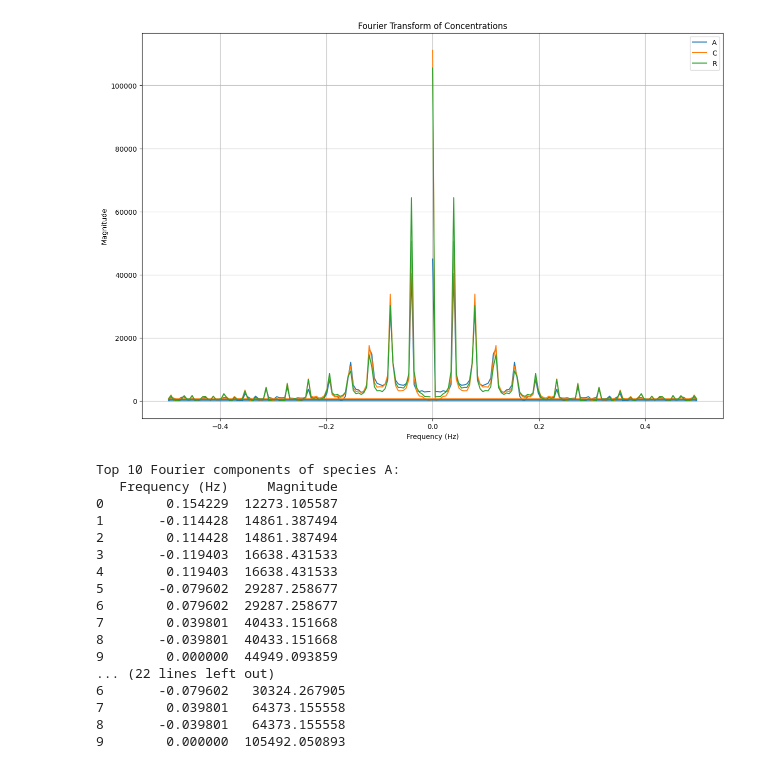
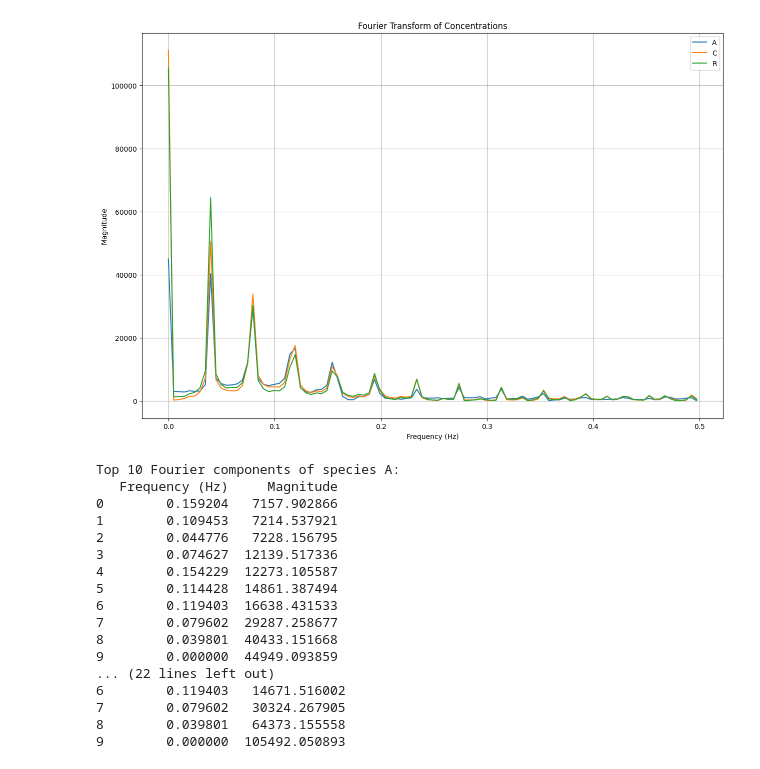
Before and after one commit to YM-25/final_year_project_Temp, a Jupyter notebook: vilar2002_Fourier.ipynb, the cells around one changed output. Drawn from its saved outputs; the diff is of its cells as text; code cells hidden in the pictures.

```diff
--- a/vilar2002_Fourier.ipynb
+++ b/vilar2002_Fourier.ipynb
@@ -118,52 +141,57 @@ plt.figure(figsize=(15, 10))  # Create the figure outside the loop
 for species in species_of_interest:
     # Compute the FFT
     fft_data = fft(ode_results[0][species])
 
     # Compute the corresponding frequencies
     freqs = np.fft.fftfreq(len(ode_results[0][species]), ode_results[0]['time'][1] - ode_results[0]['time'][0])
 
+    # Only keep positive frequencies (including 0)
+    positive_freq_indices = np.where(freqs >= 0)
+    positive_freqs = freqs[positive_freq_indices]
+    positive_fft_data = np.abs(fft_data[positive_freq_indices])
+
     # Find indices of top 10 frequencies
-    top_indices = np.argsort(np.abs(fft_data))[-10:]
+    top_indices = np.argsort(positive_fft_data)[-10:]
 
     # Get top 10 frequencies and their corresponding magnitudes
-    top_freqs = freqs[top_indices]
-    top_fft_data = np.abs(fft_data[top_indices])
+    top_freqs = positive_freqs[top_indices]
+    top_fft_data = positive_fft_data[top_indices]
 
     # Plot the Fourier transform for each species
-    plt.plot(freqs, np.abs(fft_data), label=species)
+    plt.plot(positive_freqs, positive_fft_data, label=species)
 
     # Store data for printing top 10 Fourier components
     species_data[species] = {'Top Frequencies (Hz)': top_freqs, 'Top Magnitudes': top_fft_data}
 
 plt.title("Fourier Transform of Concentrations")
 plt.xlabel("Frequency (Hz)")
 plt.ylabel("Magnitude")
 plt.legend()
 plt.grid(True)
 plt.show()
 
 # Print out the top 10 Fourier components for each species
 for species in ['A', 'C', 'R']:
     print(f"\nTop 10 Fourier components of species {species}:")
     top_freqs = species_data[species]['Top Frequencies (Hz)']
     top_magnitudes = species_data[species]['Top Magnitudes']
     print(pd.DataFrame({'Frequency (Hz)': top_freqs, 'Magnitude': top_magnitudes}))
 # %% [output]
-[figure, old version]
+[figure, new version]
 Top 10 Fourier components of species A:
    Frequency (Hz)     Magnitude
-0        0.154229  12273.105587
-1       -0.114428  14861.387494
-2        0.114428  14861.387494
-3       -0.119403  16638.431533
-4        0.119403  16638.431533
-5       -0.079602  29287.258677
-6        0.079602  29287.258677
-7        0.039801  40433.151668
-8       -0.039801  40433.151668
+0        0.159204   7157.902866
+1        0.109453   7214.537921
+2        0.044776   7228.156795
+3        0.074627  12139.517336
+4        0.154229  12273.105587
+5        0.114428  14861.387494
+6        0.119403  16638.431533
+7        0.079602  29287.258677
+8        0.039801  40433.151668
 9        0.000000  44949.093859
 ... (22 lines left out)
-6       -0.079602   30324.267905
-7        0.039801   64373.155558
-8       -0.039801   64373.155558
+6        0.119403   14671.516002
+7        0.079602   30324.267905
+8        0.039801   64373.155558
 9        0.000000  105492.050893
```
Also changed, not shown: parts of 3 cells of this notebook, 7 other files.
